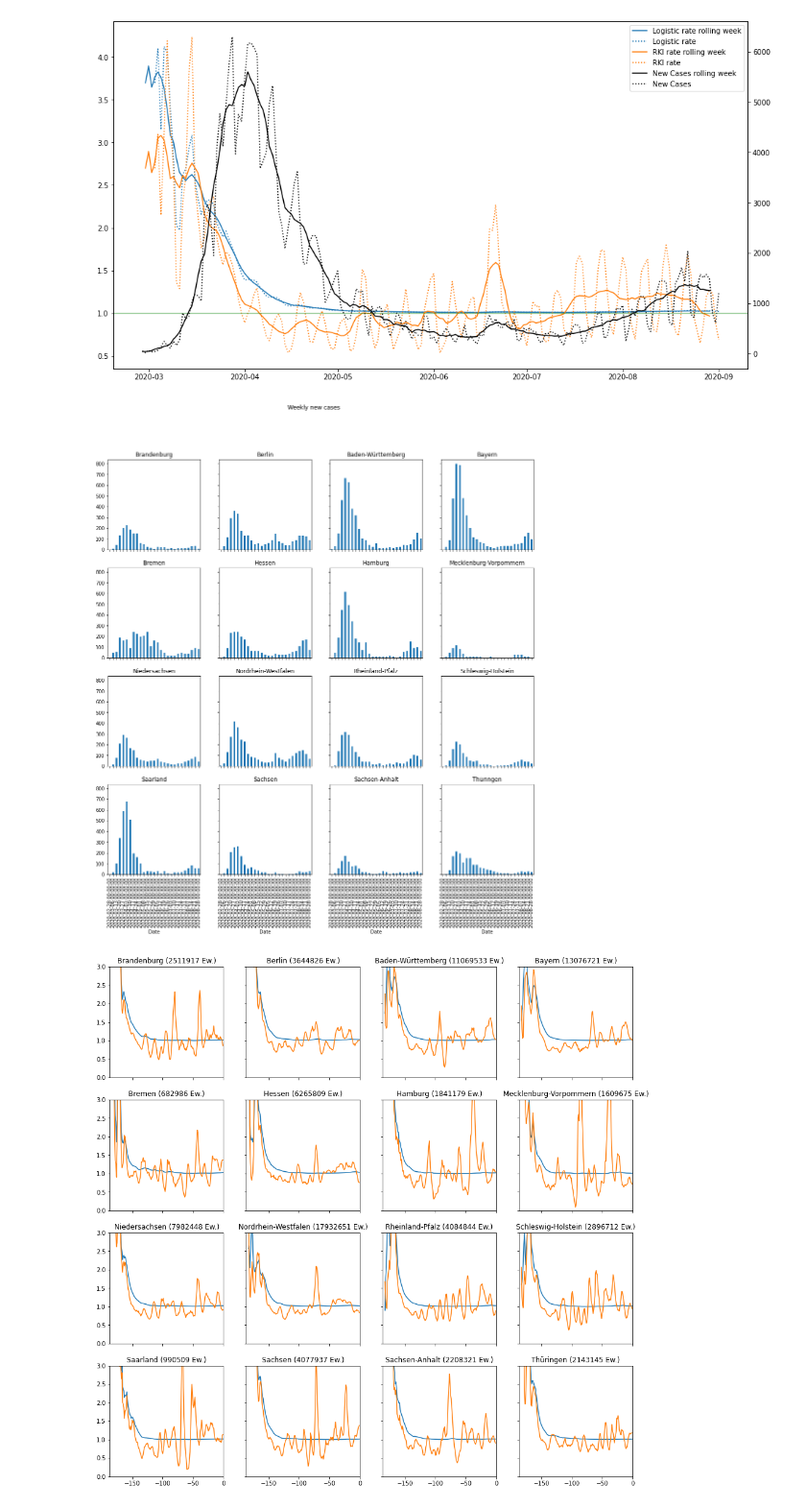
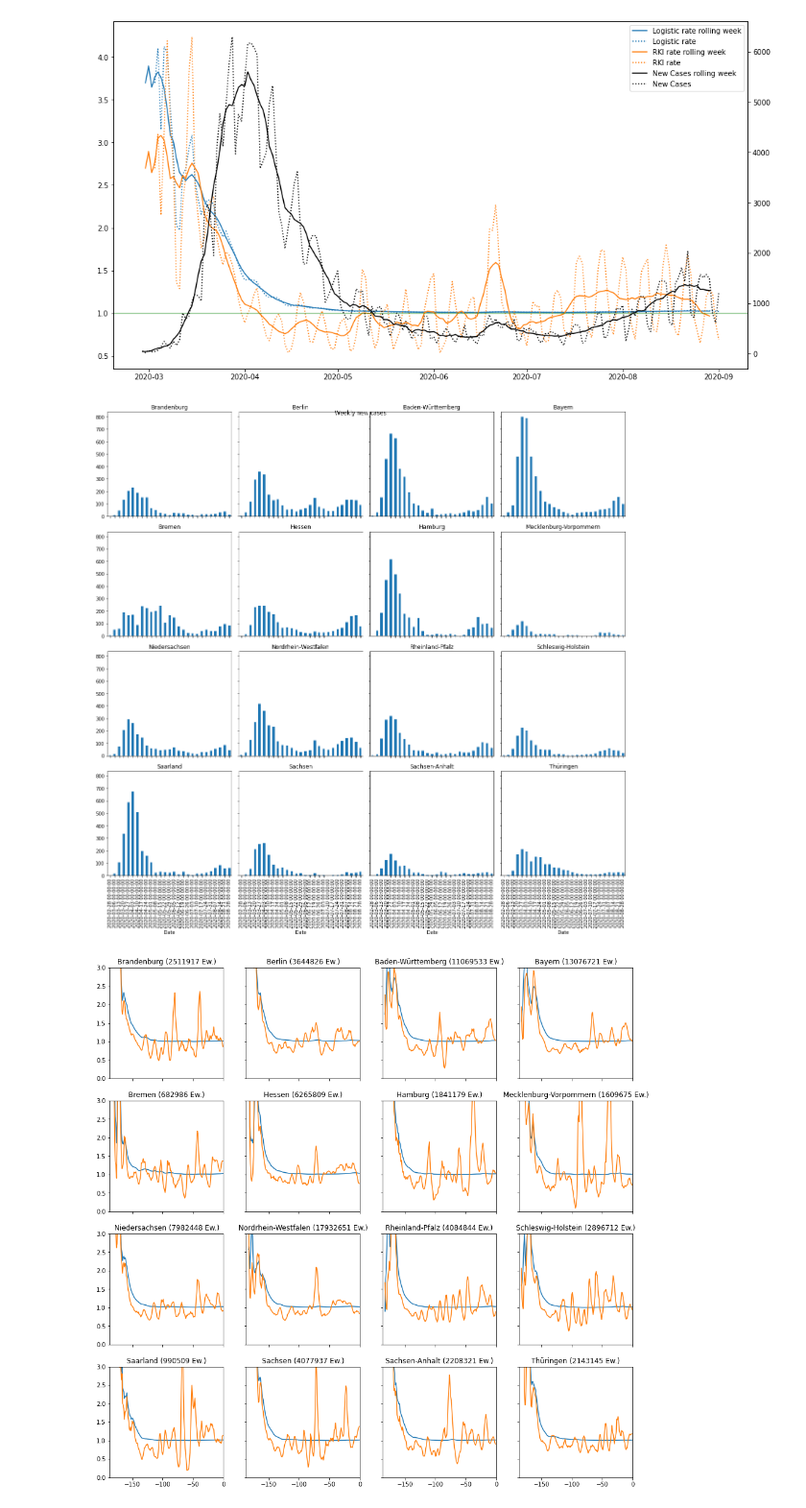
Before and after one commit to pschwede/covid19plots, a Jupyter notebook: repro.ipynb, the cells around one changed output. Shown at 96% size. Drawn from its saved outputs; the diff is of its cells as text; code cells hidden in the pictures.

```diff
--- a/repro.ipynb
+++ b/repro.ipynb
@@ -102,35 +102,35 @@ population = {
     'Saarland': 990509,
     'Sachsen': 4077937,
     'Sachsen-Anhalt': 2208321,
     'Schleswig-Holstein': 2896712,
     'Thüringen': 2143145,
 }
 
 def plot_weekly_r(col='Cases', ncols=4):
     lasts = []
     lasts_rki = []
     areas = sorted([x for x in fst])
     fig, axes = plt.subplots(nrows=4, ncols=4, sharex=True, sharey=True)
     for i, (ax, area) in enumerate(zip(axes.flat, areas)):
         de = entorb.to_dataframe(area)
 
         rs = weekly_r(de)
         lasts.append(rs[col].tail(1).values[0])
 
         ax.plot(range(-len(rs.index), 0), rs[col])
         ax.set_title("%s" % fst[area])
 
         rs[col].plot(ax=ax, kind='bar')
 
     fig.suptitle("Weekly new cases")
     fig.set_size_inches(16,16)
     fig.set_facecolor('w')
-    #fig.tight_layout()
+    fig.tight_layout()
     return lasts
 
 lasts = plot_weekly_r()
 # %% [output]
-[figure, old version]
+[figure, new version]
 # %%
 def plot_r(col='Cases', ncols=4):
     lasts = []
```
Also changed, not shown: parts of 3 cells of this notebook, 2 other files.
